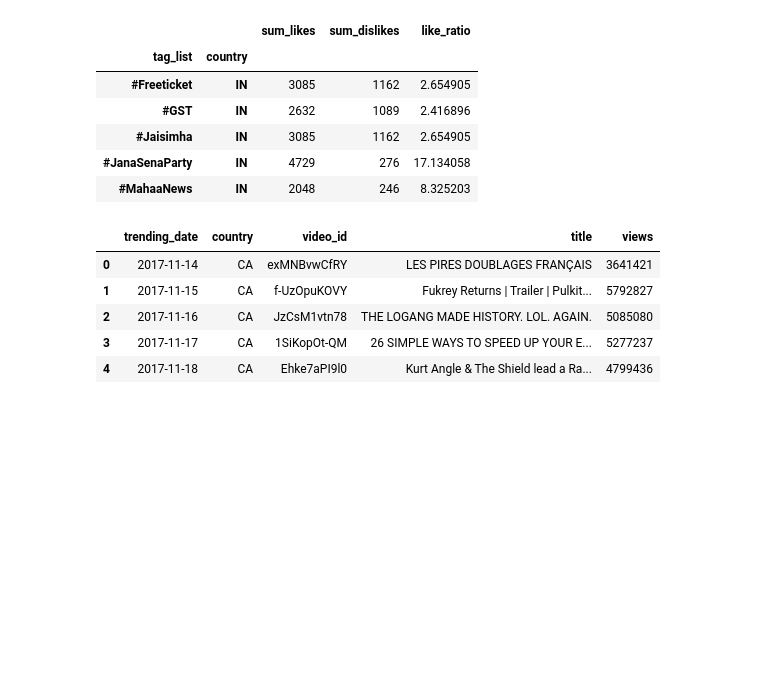
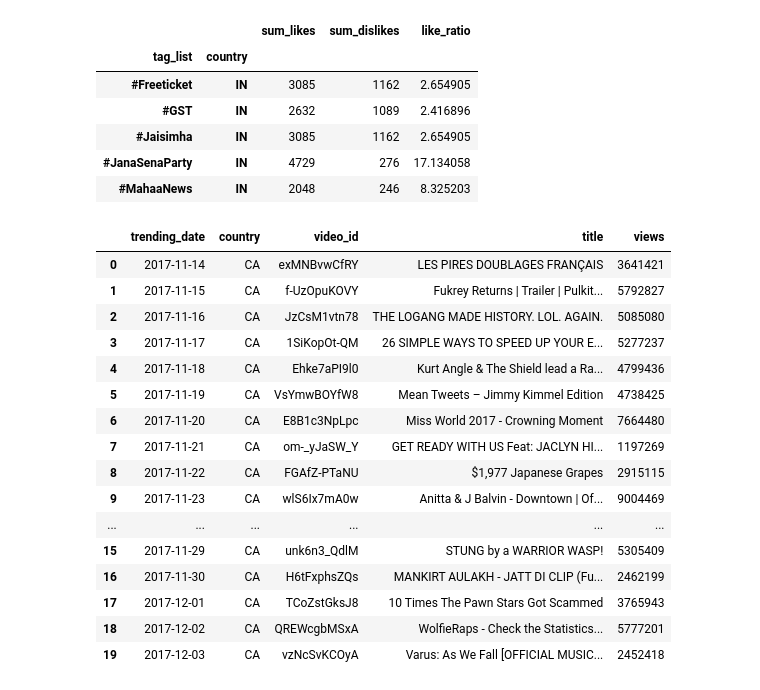
Before and after one commit to MarcoAsturi/CS_project, a Jupyter notebook: analysis.ipynb, the cells around one changed output. Drawn from its saved outputs; the diff is of its cells as text; code cells hidden in the pictures; blank space fills up the shorter version.

```diff
--- a/analysis.ipynb
+++ b/analysis.ipynb
@@ -175,6 +175,8 @@ df_result = pd.DataFrame({col: pd.Series(dtype=col_types[col]) for col in col_na
 for df in list_df:
     df_result = pd.concat([df_result, df])
 
+df_result = df_result.reset_index(drop=True)
+
 df_result.head()
 df_result.info()
 df_result.describe()
@@ -667,14 +669,25 @@ df_tags_country_ratio.head()
 # %%
 df_bestvid_per_country_date = df_no_video_dup.loc[df_no_video_dup.groupby(['country', 'trending_date'])['views'].idxmax(),
                                                   ['trending_date', 'country', 'video_id', 'title', 'views']].reset_index(drop=True)
-df_bestvid_per_country_date.head()
+df_bestvid_per_country_date.head(20)
 # %% [output]
 |  | trending_date | country | video_id | title | views |
 | 0 | 2017-11-14 | CA | exMNBvwCfRY | LES PIRES DOUBLAGES FRANÇAIS | 3641421 |
 | 1 | 2017-11-15 | CA | f-UzOpuKOVY | Fukrey Returns | Trailer | Pulkit... | 5792827 |
 | 2 | 2017-11-16 | CA | JzCsM1vtn78 | THE LOGANG MADE HISTORY. LOL. AGAIN. | 5085080 |
 | 3 | 2017-11-17 | CA | 1SiKopOt-QM | 26 SIMPLE WAYS TO SPEED UP YOUR E... | 5277237 |
 | 4 | 2017-11-18 | CA | Ehke7aPI9l0 | Kurt Angle & The Shield lead a Ra... | 4799436 |
+| 5 | 2017-11-19 | CA | VsYmwBOYfW8 | Mean Tweets – Jimmy Kimmel Edition | 4738425 |
+| 6 | 2017-11-20 | CA | E8B1c3NpLpc | Miss World 2017 - Crowning Moment | 7664480 |
+| 7 | 2017-11-21 | CA | om-_yJaSW_Y | GET READY WITH US Feat: JACLYN HI... | 1197269 |
+| 8 | 2017-11-22 | CA | FGAfZ-PTaNU | $1,977 Japanese Grapes | 2915115 |
+| 9 | 2017-11-23 | CA | wlS6Ix7mA0w | Anitta & J Balvin - Downtown | Of... | 9004469 |
+| ... | ... | ... | ... | ... | ... |
+| 15 | 2017-11-29 | CA | unk6n3_QdlM | STUNG by a WARRIOR WASP! | 5305409 |
+| 16 | 2017-11-30 | CA | H6tFxphsZQs | MANKIRT AULAKH - JATT DI CLIP (Fu... | 2462199 |
+| 17 | 2017-12-01 | CA | TCoZstGksJ8 | 10 Times The Pawn Stars Got Scammed | 3765943 |
+| 18 | 2017-12-02 | CA | QREWcgbMSxA | WolfieRaps - Check the Statistics... | 5777201 |
+| 19 | 2017-12-03 | CA | vzNcSvKCOyA | Varus: As We Fall [OFFICIAL MUSIC... | 2452418 |
 # %%
 df_result['year'] = df_result['trending_date'].dt.year
 df_result['month'] = df_result['trending_date'].dt.month
```
Also changed, not shown: parts of 3 cells of this notebook.
